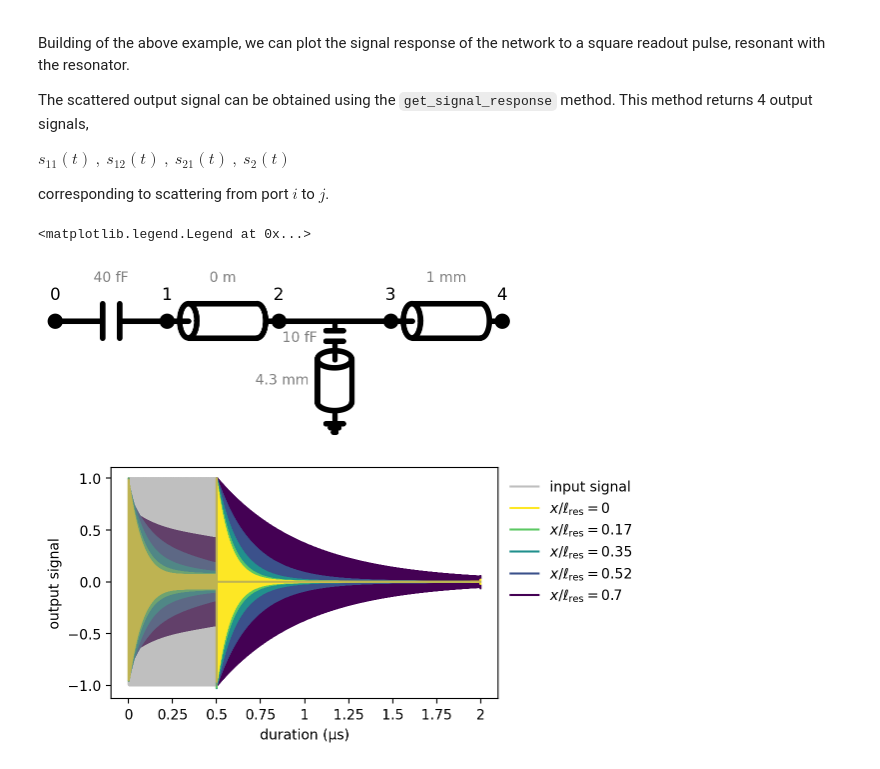
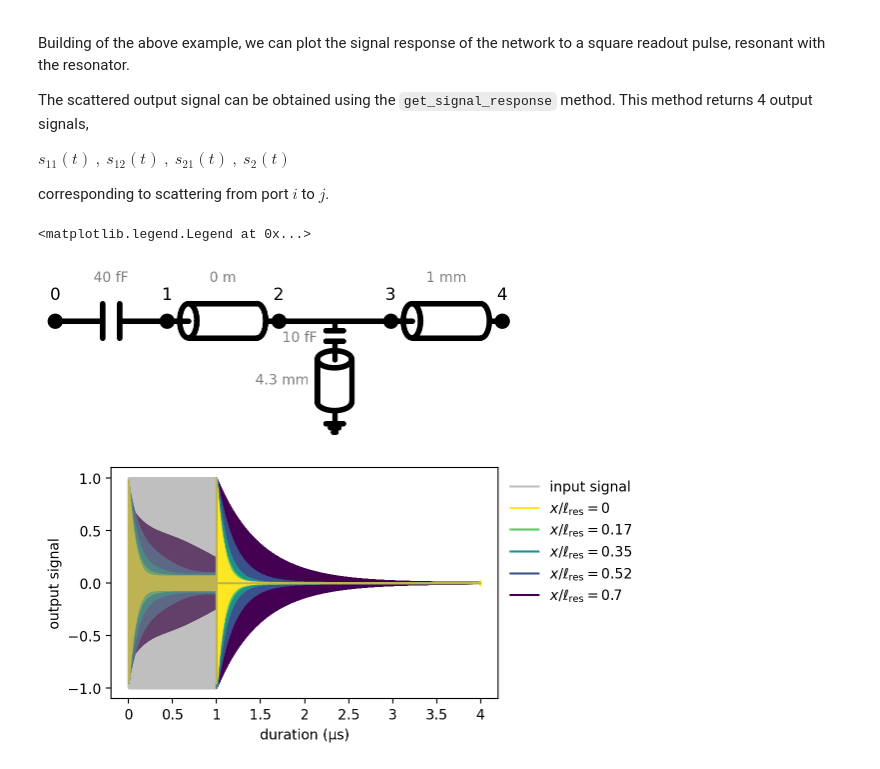
Before and after one commit to jorgemfm27/Network_analysis, a Jupyter notebook: tutorial_resonator_networks.ipynb, the cells around one changed output. Drawn from its saved outputs; the diff is of its cells as text; code cells hidden in the pictures.

Commit message:
Fixes to get_signal_response method

```diff
--- a/tutorial_resonator_networks.ipynb
+++ b/tutorial_resonator_networks.ipynb
@@ -185,7 +185,7 @@ and, as expected, we get about $2\%$ of transmission around 7 GHz.
 As a consequence of this input capacitor, the impedance along the line is no longer $Z_0 = 50\:\Omega$. Instead, the impedance will be a function of both frequency and position along the line. We can assess this by calculating the output impedance of the network $Z_\mathrm{out}$ using the `get_Z_parameters` method.
 # %%
 # position along line
-Length = np.linspace(0, 30e-3, 1001)
+Length = np.linspace(1e-5, 30e-3, 1001)
 Zout =  np.zeros(Length.shape, dtype=complex)
 
 # sweep position along feedline
@@ -282,33 +282,33 @@ network.add_transmission_line(length=1e-3, Z0=Z0, phase_velocity=vp)
 network.draw_network()
 
 # position along line
 Length = np.linspace(0, l_res*.7, 5)
 # input signal
-time = np.arange(0, 2e-6, .05e-9)
-input_signal = nt.square_pulse(time, pulse_duration=.5e-6, frequency=f_corr+1.5e6) # small correction to formula
+time = np.arange(0, 4e-6, .05e-9)
+input_signal = nt.square_pulse(time, pulse_duration=1e-6, frequency=f_corr+1.5e6) # small correction to formula
 Output_signal = np.zeros((input_signal.shape[0], Length.shape[0]))
 
 # sweep position along feedline
 for i, length in enumerate(Length):
     network.add_transmission_line(length=length, Z0=Z0, phase_velocity=vp, element_idx=1)
     # calculate scattered signal
     time_, signal_11, signal_12, signal_21, signal_22 = network.get_signal_response(time, input_signal)
     Output_signal[:,i] = np.real(signal_21)
 
 # plot results
 fig, ax = plt.subplots(figsize=(5,3))
 # plot input signal
 ax.plot(time, input_signal, color='gray', alpha=.5, label=f'input signal')
 # plot output signals
 import matplotlib
 cmap = matplotlib.colormaps['viridis_r']
 for i, length in enumerate(Length):
     out_signal = Output_signal[:,i]/max(Output_signal[:,i])
     ax.plot(time, out_signal , color=cmap(i/(len(Length)-1)), label=f'$x/\ell_\mathrm{{res}}={length/l_res:.2g}$', zorder=-i)
 nt.set_xlabel(ax, 'duration', unit='s')
 nt.set_ylabel(ax, 'output signal')
 ax.legend(frameon=False, loc=2, bbox_to_anchor=(1,1))
 # %% [output]
 <matplotlib.legend.Legend at 0x...>
 [figure]
-[figure, old version]
+[figure, new version]
```
Also changed, not shown: parts of 1 cell of this notebook, 4 other files.
